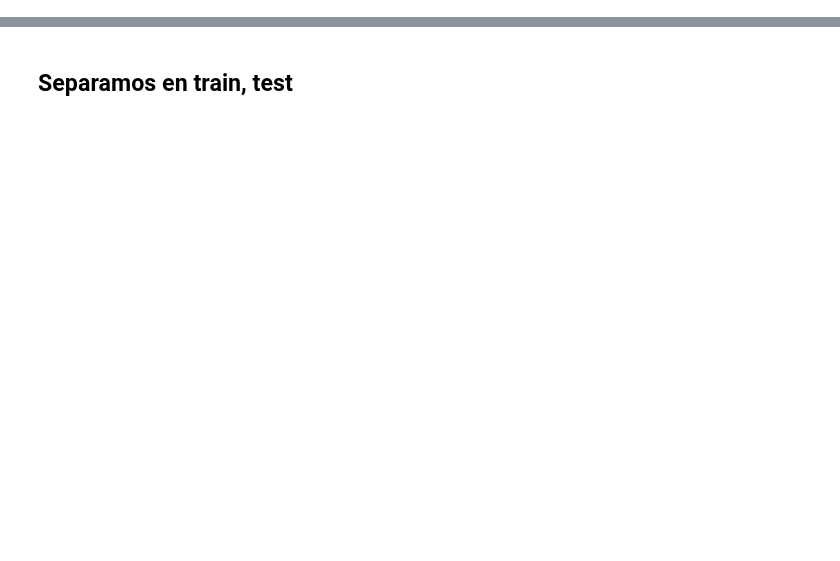
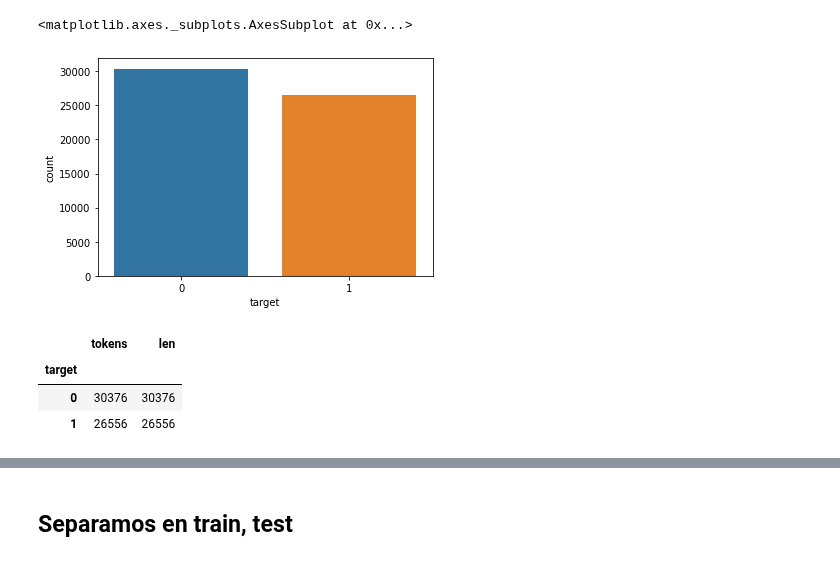
Before and after one commit to caroacostatovany/sentiment_analysis_tweets, a Jupyter notebook: notebooks/modelado.ipynb, the cells around one changed output, grey strips where cells are left out. Cells and saved outputs as stored; diff of their text form; code cells hidden in the pictures; blank space fills up the shorter version.

```diff
--- a/notebooks/modelado.ipynb
+++ b/notebooks/modelado.ipynb
@@ -349,0 +162,5 @@ print(tweets)
+# %%
+df_sequences['len'] = df_sequences['tokens'].map(lambda s: len(s))
+# %%
+data = data.reset_index().drop(['index', 'Unnamed: 0'], axis = 1)
+data
@@ -349,0 +181,2 @@ print(tweets)
+# %%
+df_sequences['target'] = data['target']
@@ -349,0 +217,14 @@ print(tweets)
+# %%
+# Revisamos si estan balanceadas las etiquetas
+import seaborn as sns
+sns.countplot(df_select['target'])
+# %% [output]
+<matplotlib.axes._subplots.AxesSubplot at 0x...>
+[figure, added]
+# %%
+df_select.groupby('target').count()
+# %% [output]
+|  | tokens | len |
+| target |  |  |
+| 0 | 30376 | 30376 |
+| 1 | 26556 | 26556 |
```
Also changed, not shown: parts of 186 cells of this notebook.
